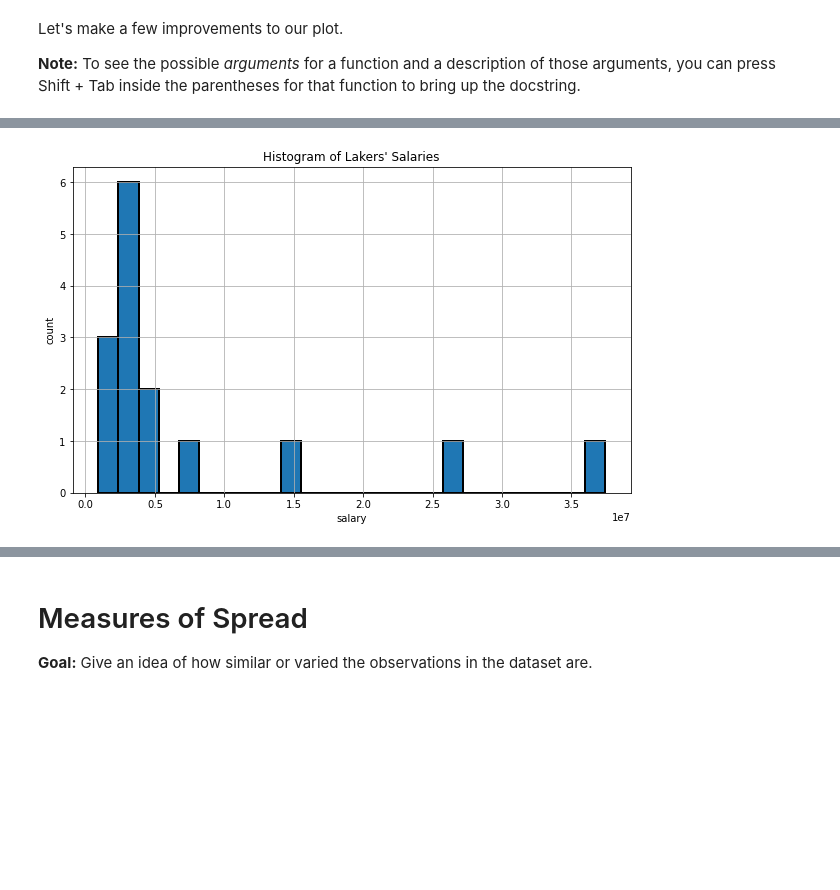
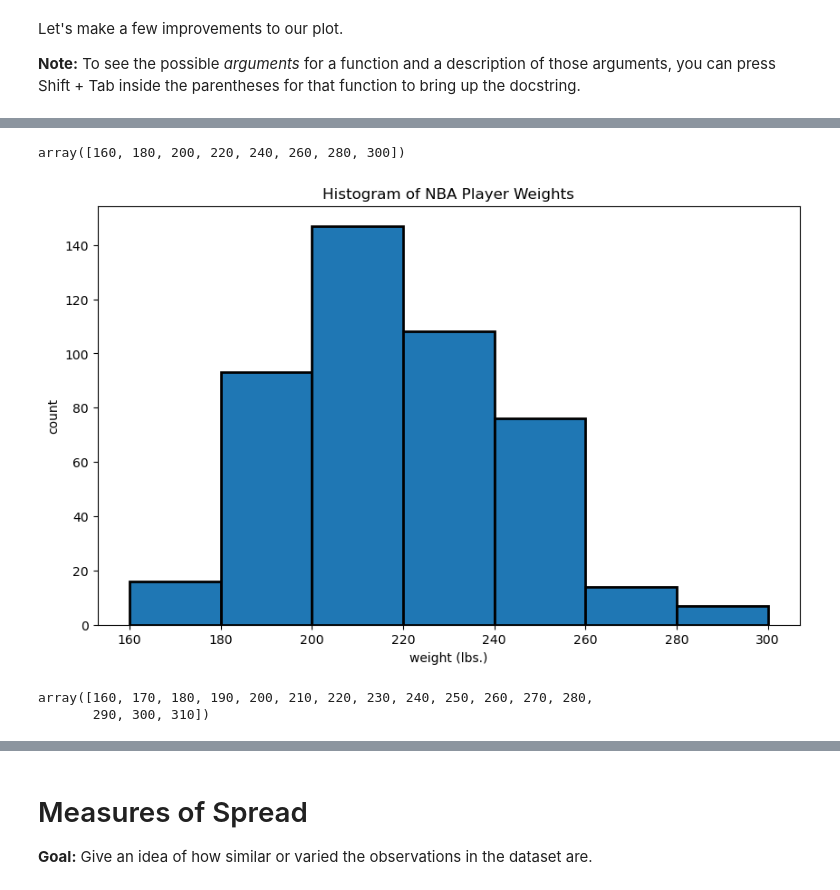
Before and after one commit to NSS-Data-Instructional-Stuff/stats-for-data-science, a Jupyter notebook: notebooks/Notebook_01_Exploratory_Data_Analysis_Part_1_Single_Variable.ipynb, the cells around one changed output, grey strips where cells are left out. Cells and saved outputs as stored; diff of their text form; code cells hidden in the pictures; blank space fills up the shorter version.

```diff
--- a/notebooks/Notebook_01_Exploratory_Data_Analysis_Part_1_Single_Variable.ipynb
+++ b/notebooks/Notebook_01_Exploratory_Data_Analysis_Part_1_Single_Variable.ipynb
@@ -152,2 +193,2 @@ First, we'll read in the dataset from a csv file.
 # %%
-lakers = pd.read_csv('../data/Lakers.csv')
+nba = pd.read_csv('../data/nba_players.csv')
@@ -333,9 +344,26 @@ When constructing a histogram, you must decide how many bins to use, and it can
+# %%
+bins = np.arange(start = 160, stop = 320, step = 20)
+bins
+# %% [output]
+array([160, 180, 200, 220, 240, 260, 280, 300])
 # %%
-plt.figure(figsize = (10,6))
+fig,ax = plt.subplots(figsize = (10,6))
 
-lakers['salary'].hist(bins = 25, edgecolor = 'black', linewidth = 2)
-plt.xlabel('salary')
+plt.hist(
+    data = nba,
+    x = 'weight_lbs',
+    edgecolor = 'black',
+    linewidth = 2,
+    bins = bins
+);
+plt.xlabel('weight (lbs.)')
 plt.ylabel('count')
-plt.title('Histogram of Lakers\' Salaries');
+plt.title('Histogram of NBA Player Weights');
 # %% [output]
-[figure, old version]
+[figure, new version]
+# %%
+bins = np.arange(start = 160, stop = 320, step = 10)
+bins
+# %% [output]
+array([160, 170, 180, 190, 200, 210, 220, 230, 240, 250, 260, 270, 280,
+       290, 300, 310])
```
Also changed, not shown: parts of 128 cells of this notebook, 31 other files.
